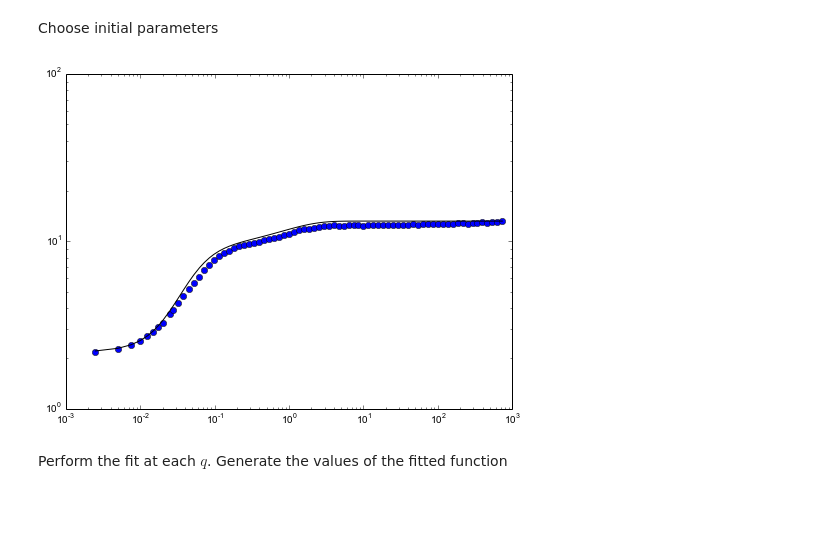
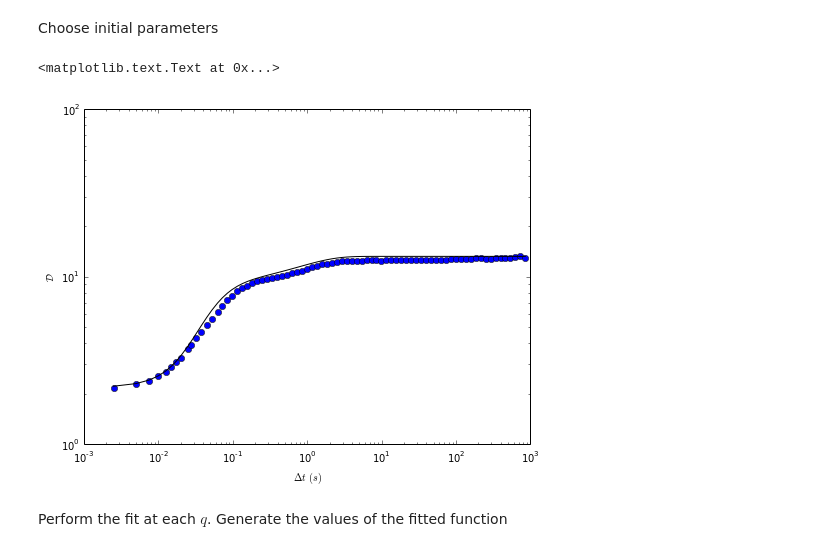
Before and after one commit to MathieuLeocmach/DDM, a Jupyter notebook: python/fit_bacteria.ipynb, the cells around one changed output. Cells and saved outputs as stored; diff of their text form; code cells hidden in the pictures; blank space fills up the shorter version.

```diff
--- a/python/fit_bacteria.ipynb
+++ b/python/fit_bacteria.ipynb
@@ -86,13 +86,16 @@ Choose initial parameters
 # %%
 figure(figsize=(8,6))
 iq = 100
 #test initial parameters
 plot(dts[:tmax], DDM[:tmax,iq], 'o')
 plot(dts[:tmax], DDM[:tmax,iq].ptp()*(1-ISF(dts[:tmax], qs[iq], 1/(0.28 * qs[iq]**2), 1./(21*qs[iq]), 0.65, 1)) + DDM[:tmax,iq].min(), 'k-')
 xscale('log')
 yscale('log')
+ylabel(r'$\mathcal{D}$')
+xlabel(r'$\Delta t\,(s)$')
 # %% [output]
+<matplotlib.text.Text at 0x...>
-[figure, old version]
+[figure, new version]
 # %% [markdown]
 Perform the fit at each $q$. Generate the values of the fitted function
 # %%
```
Also changed, not shown: parts of 8 cells of this notebook, 1 other file.
